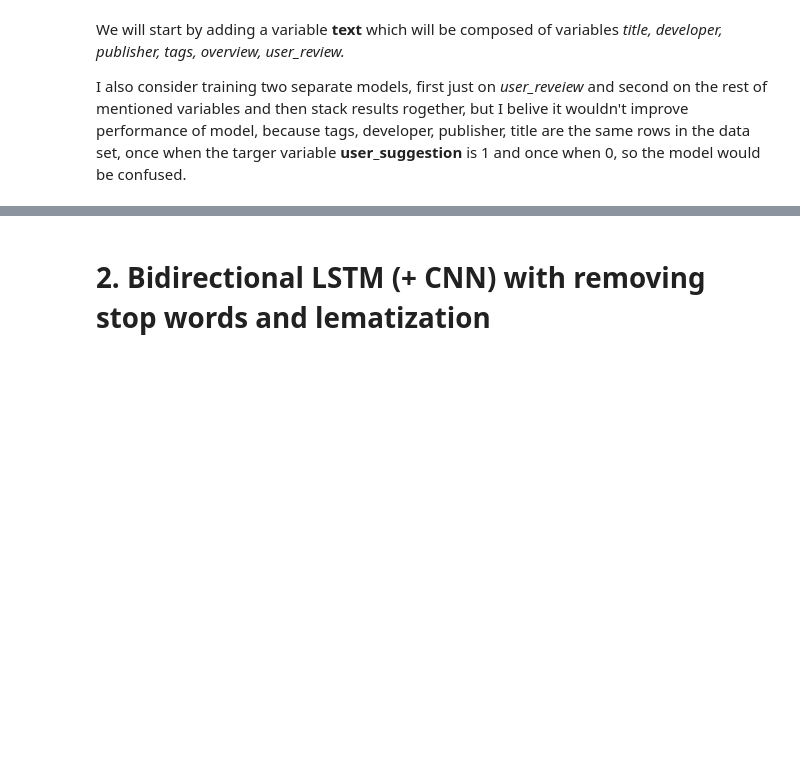
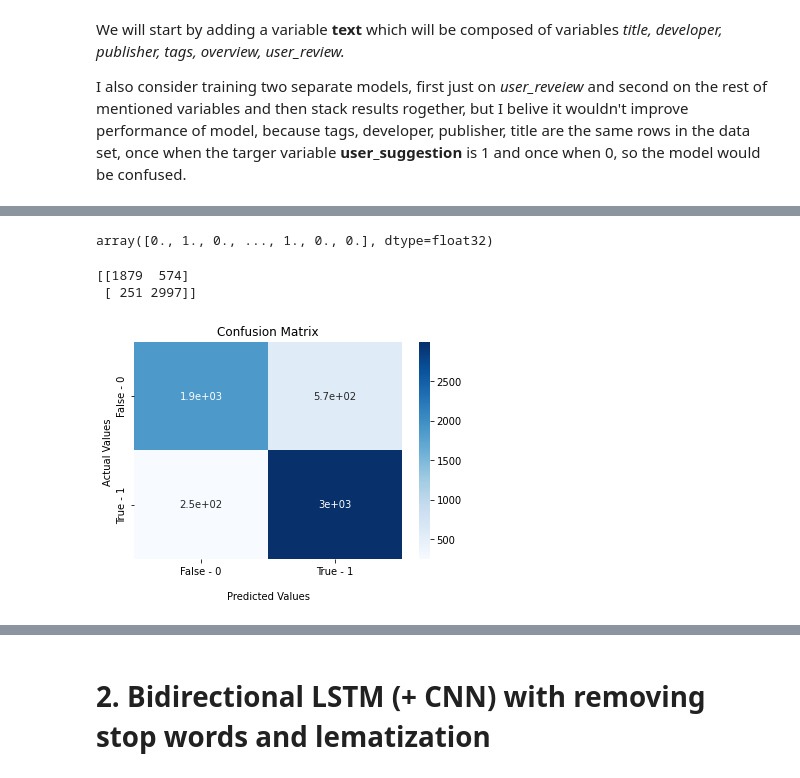
Before and after one commit to stazam/DTSE-project, a Jupyter notebook: DTSE_steam_data_reviews_model_building.ipynb, the cells around one changed output, grey strips where cells are left out. Drawn from its saved outputs; the diff is of its cells as text; code cells hidden in the pictures; blank space fills up the shorter version.

```diff
--- a/DTSE_steam_data_reviews_model_building.ipynb
+++ b/DTSE_steam_data_reviews_model_building.ipynb
@@ -221,7 +220,7 @@ max_length = 5000
 trunc_type='post'
 padding_type='post'
 oov_tok = "<OOV>"
-vocab_size = 10000
+vocab_size = 38092
 #training_size = 20000
 
 tokenizer = Tokenizer(num_words=vocab_size, oov_token=oov_tok)
@@ -248,8 +265,9 @@ model = tf.keras.Sequential()
 model.add(Embedding(vocab_size,240, input_length = max_length))
 model.add(Bidirectional(keras.layers.LSTM(64, return_sequences=True)))
 model.add(Bidirectional(keras.layers.LSTM(32, return_sequences=True)))
+model.add(Dropout(0.5)),
 model.add(Flatten()),
-Dropout(0.5),
+model.add(Dropout(0.5)),
 model.add(Dense(1,activation = 'sigmoid'))
 
 
@@ -259,4 +295,3 @@ model.summary()
 # %%
 %%time
-
-history = model.fit(X_train_padded_NN, y_train, epochs=1, validation_data=(X_test_padded_NN, y_test), verbose = 1)
+history = model.fit(X_train_padded_NN, y_train, epochs=4, validation_data=(X_test_padded_NN, y_test), verbose = 1)
@@ -263,3 +317,35 @@ history = model.fit(X_train_padded_NN, y_train, epochs=1, validation_data=(X_tes
 # %%
 X_train_pred = model.predict(X_train_padded_NN)
 X_test_pred = model.predict(X_test_padded_NN)
+# %%
+X_test_p = np.array([x[0] for x in X_test_pred])
+# %%
+X_test_p.round()
+# %% [output]
+array([0., 1., 0., ..., 1., 0., 0.], dtype=float32)
+# %%
+from sklearn.metrics import confusion_matrix
+
+#first is category 0 then category 1. Check:
+#np.logical_and((y_test ==1),np.array([x[0] for x in (round(X_test_p) == 1).values])).sum()
+
+results = confusion_matrix(y_test, X_test_p.round())
+print(results)
+
+import seaborn as sns
+
+ax = sns.heatmap(results, annot=True, cmap='Blues')
+
+ax.set_title('Confusion Matrix');
+ax.set_xlabel('\nPredicted Values')
+ax.set_ylabel('Actual Values ');
+
+ax.xaxis.set_ticklabels(['False - 0','True - 1'])
+ax.yaxis.set_ticklabels(['False - 0','True - 1'])
+
+## Display the visualization of the Confusion Matrix.
+plt.show()
+# %% [output]
+[[1879  574]
+ [ 251 2997]]
+[figure, added]
```
Also changed, not shown: parts of 17 cells of this notebook.
